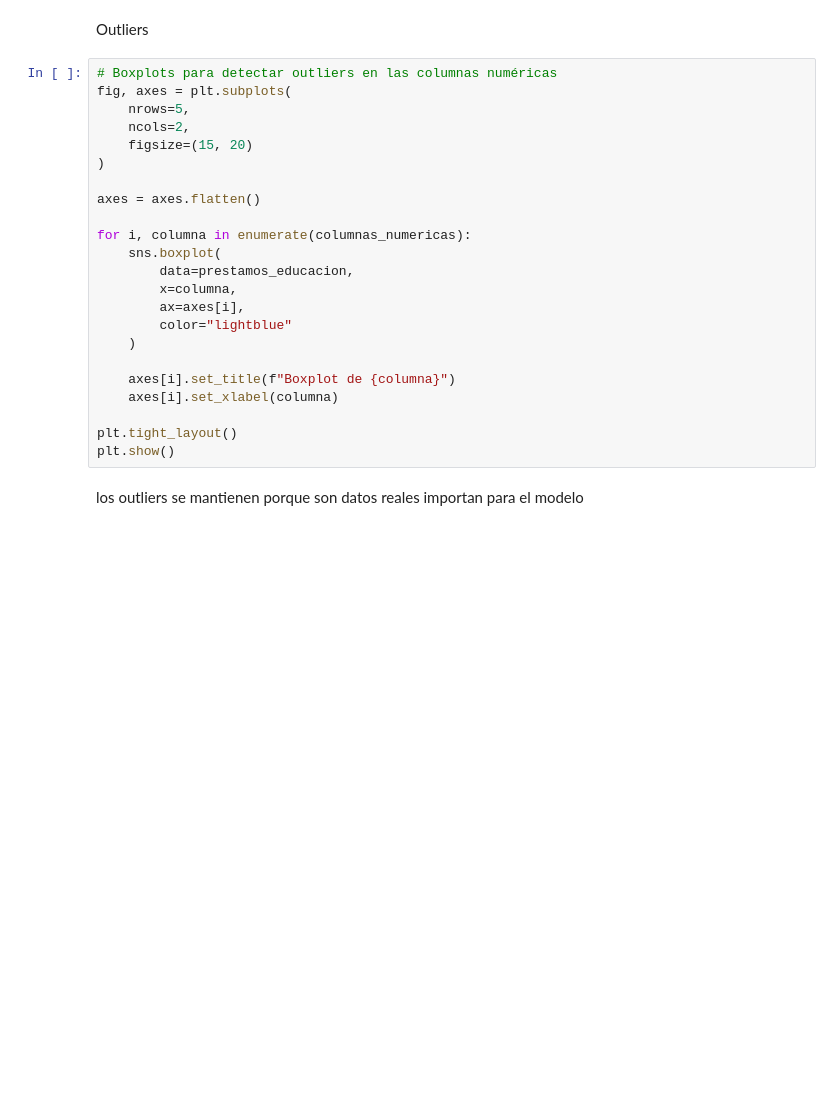
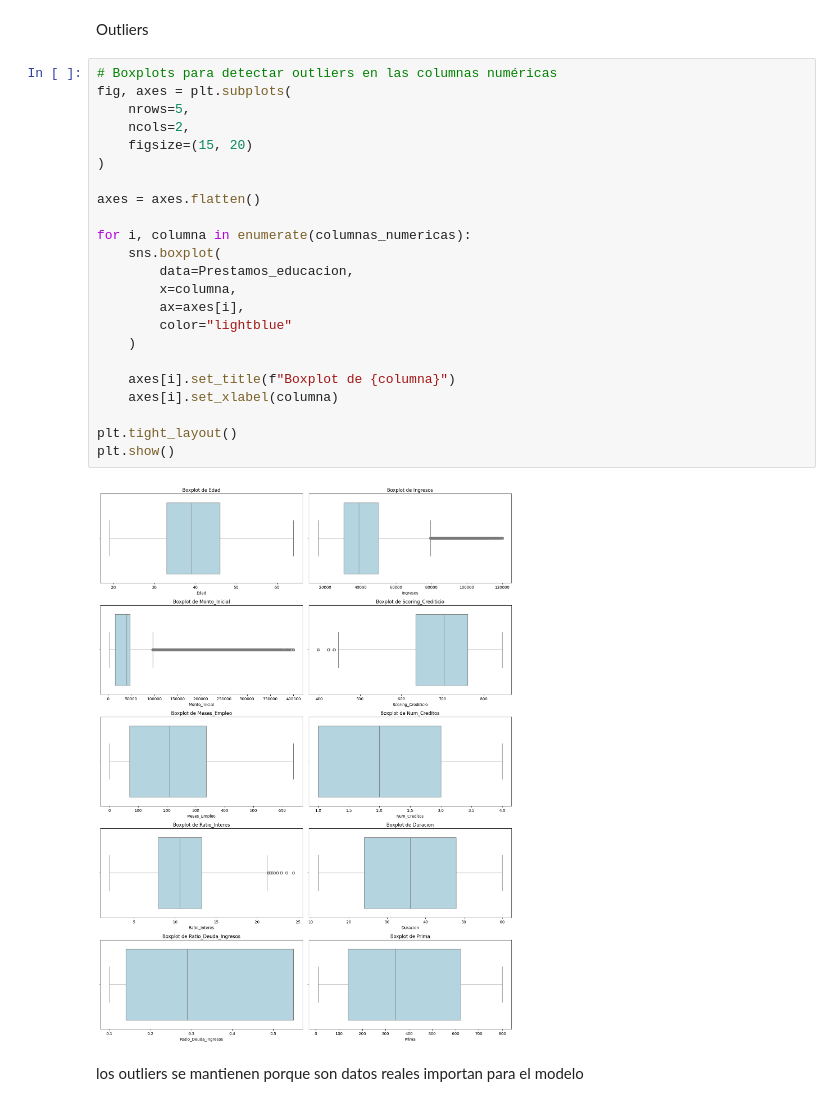
Before and after one commit to Pablocordobaa/Reto-5-azul-claro, a Jupyter notebook: limpieza+eda.ipynb, the cells around one changed output. Drawn from its saved outputs; the diff is of its cells as text; blank space fills up the shorter version.

```diff
--- a/limpieza+eda.ipynb
+++ b/limpieza+eda.ipynb
@@ -104,25 +257,27 @@ Outliers
 # %%
 # Boxplots para detectar outliers en las columnas numéricas
 fig, axes = plt.subplots(
     nrows=5,
     ncols=2,
     figsize=(15, 20)
 )
 
 axes = axes.flatten()
 
 for i, columna in enumerate(columnas_numericas):
     sns.boxplot(
-        data=prestamos_educacion,
+        data=Prestamos_educacion,
         x=columna,
         ax=axes[i],
         color="lightblue"
     )
 
     axes[i].set_title(f"Boxplot de {columna}")
     axes[i].set_xlabel(columna)
 
 plt.tight_layout()
 plt.show()
+# %% [output]
+[figure, added]
 # %% [markdown]
 los outliers se mantienen porque son datos reales importan para el modelo
```
Also changed, not shown: parts of 16 cells of this notebook, 2 other files.
